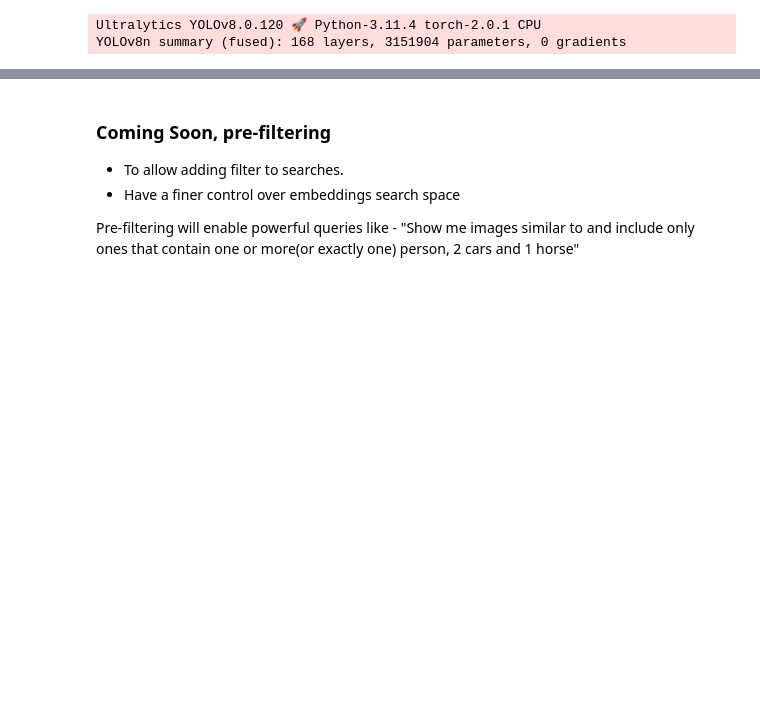
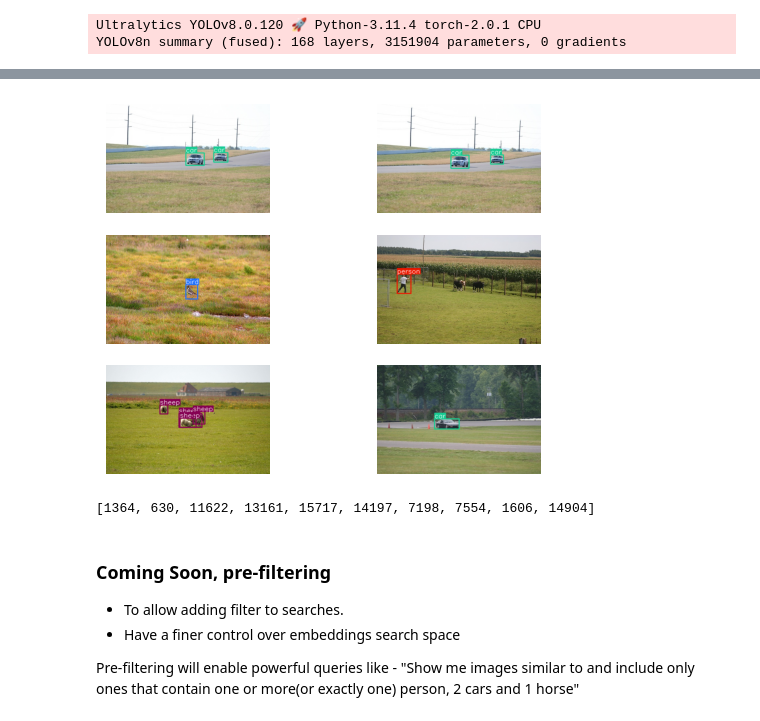
Before and after one commit to lancedb/yoloexplorer, a Jupyter notebook: examples/intro.ipynb, the cells around one changed output, grey strips where cells are left out. Drawn from its saved outputs; the diff is of its cells as text; code cells hidden in the pictures; blank space fills up the shorter version.

```diff
--- a/examples/intro.ipynb
+++ b/examples/intro.ipynb
@@ -86,3 +81,11 @@ voc_exp.plot_similar_imgs(12695, n=5) # Coming soon -> plot_similar_imgs(..., fi
+# %%
+voc_exp.plot_similar_imgs(1364, n=6)
+# %% [output]
+[figure, added]
+# %%
+ids
+# %% [output]
+[1364, 630, 11622, 13161, 15717, 14197, 7198, 7554, 1606, 14904]
 # %% [markdown]
 ### Coming Soon, pre-filtering
 * To allow adding filter to searches.
```
Also changed, not shown: parts of 16 cells of this notebook, 1 other file.
